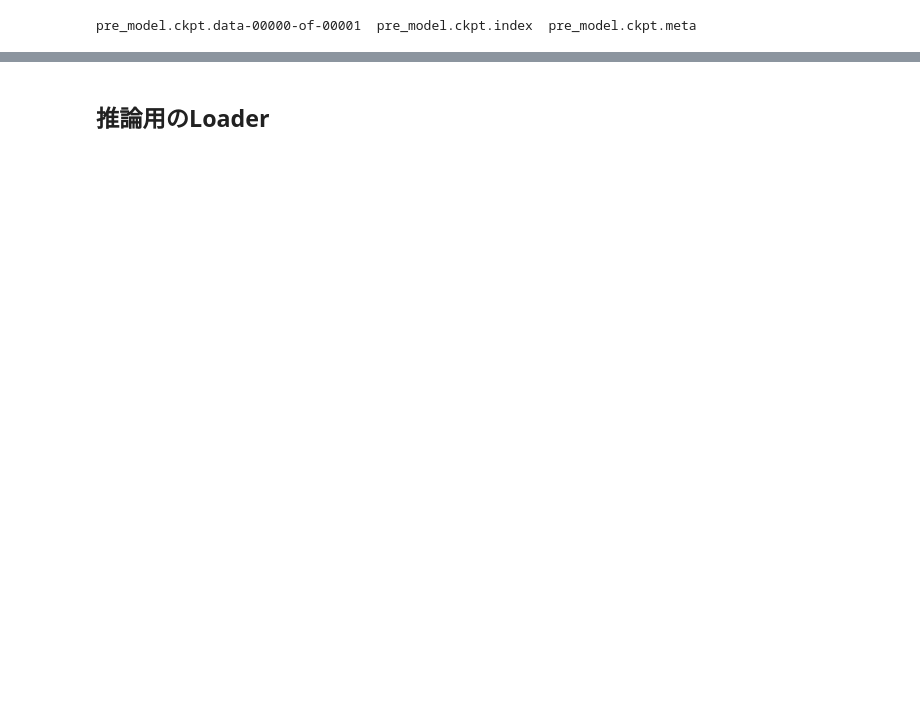
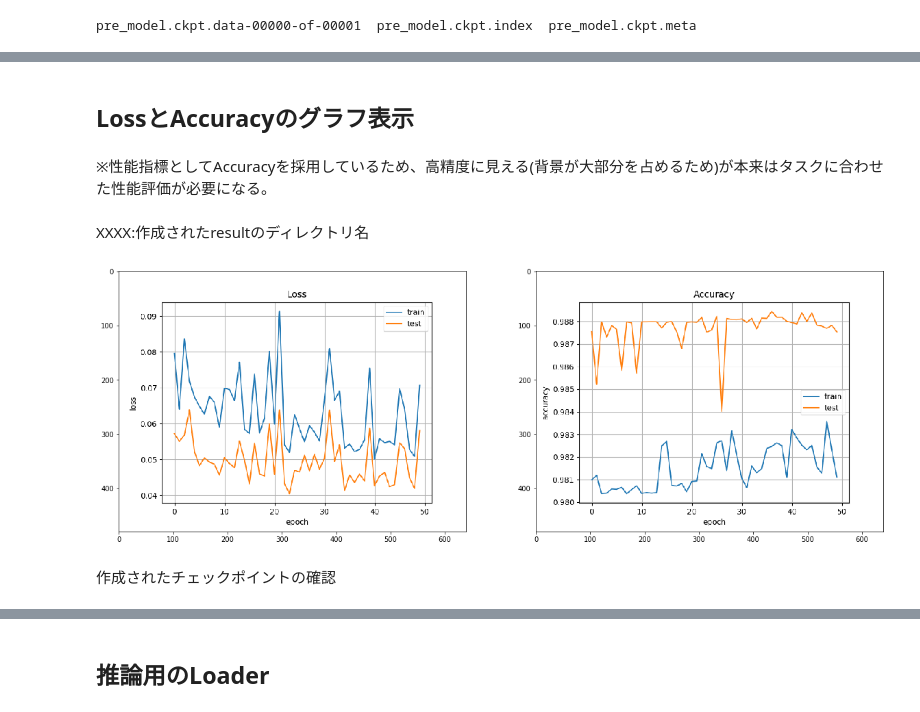
Before and after one commit to Sonochy/UoA_school_mission-12, a Jupyter notebook: LPE_U_Net.ipynb, the cells around one changed output, grey strips where cells are left out. Drawn from its saved outputs; the diff is of its cells as text; code cells hidden in the pictures; blank space fills up the shorter version.

```diff
--- a/LPE_U_Net.ipynb
+++ b/LPE_U_Net.ipynb
@@ -250,0 +284,6 @@ Result
+# %% [markdown]
+## LossとAccuracyのグラフ表示
+# %% [markdown]
+※性能指標としてAccuracyを採用しているため、高精度に見える(背景が大部分を占めるため)が本来はタスクに合わせた性能評価が必要になる。
+# %% [markdown]
+XXXX:作成されたresultのディレクトリ名
@@ -250,0 +292,22 @@ Result
+# %%
+from PIL import Image
+import matplotlib.pyplot as plt
+date = "20200309_XXXX"
+Loss_path = "./result/"+date+"/learning/Loss.png"
+Accuracy_path = "./result/"+date+"/learning/Accuracy.png"
+image_L = Image.open(Loss_path)
+image_A = Image.open(Accuracy_path)
+image
+
+data = [image_L, image_A]
+
+fig = plt.figure(figsize=(20,20))
+ax1 = fig.add_subplot(1,2,1)
+ax1.imshow(data[0])
+ax2 = fig.add_subplot(1,2,2)
+ax2.imshow(data[1])
+plt.show()
+# %% [output]
+[figure, added]
+# %% [markdown]
+作成されたチェックポイントの確認
```
Also changed, not shown: parts of 32 cells of this notebook.
